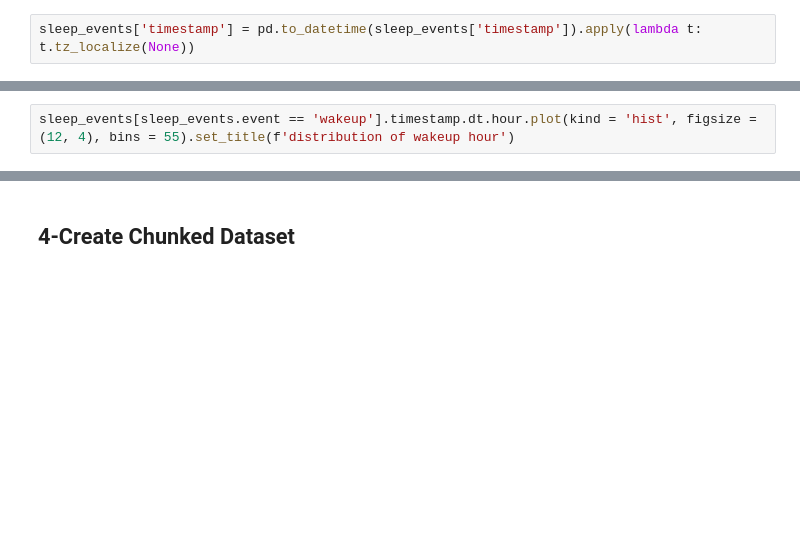
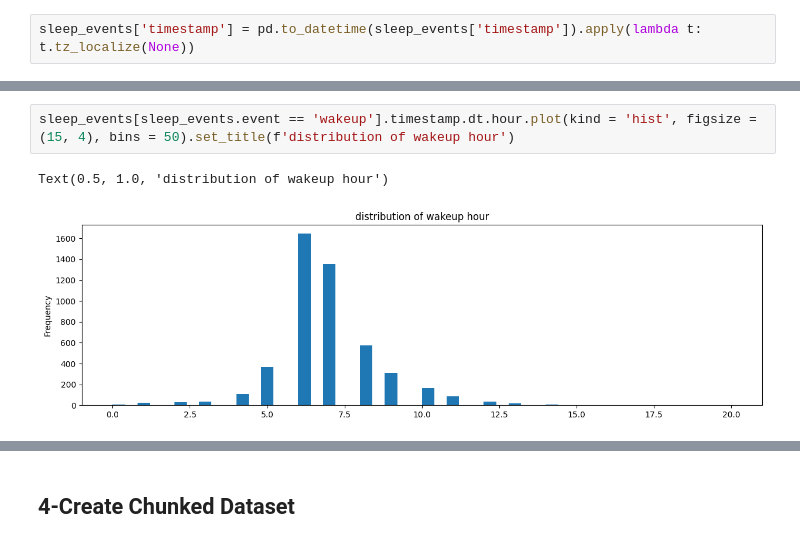
Before and after one commit to Abdulrahman-Adel/Kaggle-Adventures, a Jupyter notebook: starter-eda-of-sleep-events.ipynb, the cells around one changed output, grey strips where cells are left out. Cells and saved outputs as stored; diff of their text form; blank space fills up the shorter version.

```diff
--- a/starter-eda-of-sleep-events.ipynb
+++ b/starter-eda-of-sleep-events.ipynb
@@ -184,2 +271,5 @@ sleep_events[sleep_events.event =='onset'].timestamp.dt.hour.plot(kind = 'hist',
 # %%
-sleep_events[sleep_events.event == 'wakeup'].timestamp.dt.hour.plot(kind = 'hist', figsize = (12, 4), bins = 55).set_title(f'distribution of wakeup hour')
+sleep_events[sleep_events.event == 'wakeup'].timestamp.dt.hour.plot(kind = 'hist', figsize = (15, 4), bins = 50).set_title(f'distribution of wakeup hour')
+# %% [output]
+Text(0.5, 1.0, 'distribution of wakeup hour')
+[figure, added]
```
Also changed, not shown: parts of 19 cells of this notebook.
